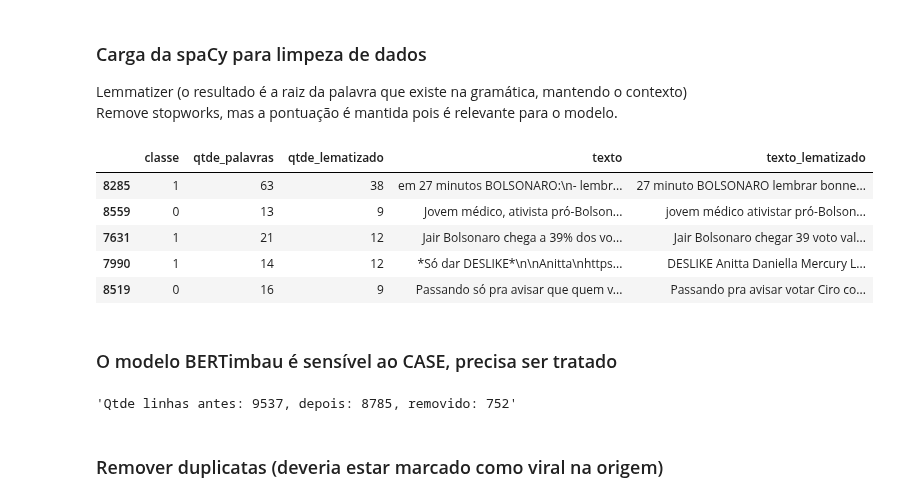
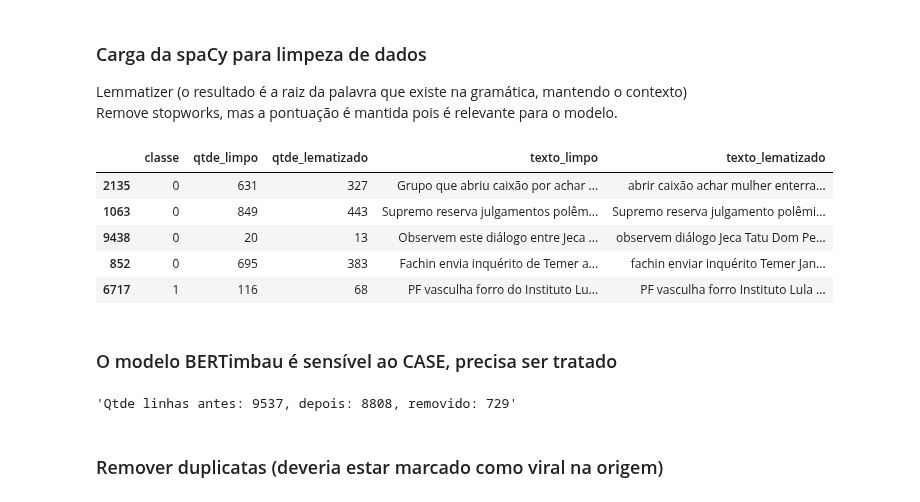
Before and after one commit to caesarcc/pucminas-tcc-fake-news-detection, a Jupyter notebook: passo02_pre_processamento.ipynb, the cells around one changed output. Cells and saved outputs as stored; diff of their text form; code cells hidden in the pictures.

```diff
--- a/passo02_pre_processamento.ipynb
+++ b/passo02_pre_processamento.ipynb
@@ -125,37 +144,39 @@ nlp = pt_core_news_sm.load()
 dados["texto_lematizado"] = dados.texto_limpo.progress_apply(
     lambda texto: " ".join(
           [token.lemma_ for token in nlp(texto)   # lematiza
-          if not token.is_stop                    # se não é uma stopword
-              and len(token.text) > 1]))          # e se não é caracter perdido
+          if not token.is_stop]))                 # se não é uma stopword
 dados["qtde_lematizado"] = dados.texto_lematizado.apply(
     lambda texto: len(re.findall(r"[\w']+", texto)))
 # %%
 pd.set_option("display.max_rows", 50, 'display.max_colwidth', 200)
-display(dados[dados['texto'].str.len()<400].sample(n=5)[['classe', 'qtde_palavras', 'qtde_lematizado', 'texto', 'texto_lematizado']])
+display(dados.sample(n=5)[['classe', 'qtde_limpo', 'qtde_lematizado', 'texto_limpo', 'texto_lematizado']])
 # %% [output]
-|  | classe | qtde_palavras | qtde_lematizado | texto | texto_lematizado |
-| 8285 | 1 | 63 | 38 | em 27 minutos BOLSONARO:\n- lembr... | 27 minuto BOLSONARO lembrar bonne... |
-| 8559 | 0 | 13 | 9 | Jovem médico, ativista pró-Bolson... | jovem médico ativistar pró-Bolson... |
-| 7631 | 1 | 21 | 12 | Jair Bolsonaro chega a 39% dos vo... | Jair Bolsonaro chegar 39 voto val... |
-| 7990 | 1 | 14 | 12 | *Só dar DESLIKE*\n\nAnitta\nhttps... | DESLIKE Anitta Daniella Mercury L... |
-| 8519 | 0 | 16 | 9 | Passando só pra avisar que quem v... | Passando pra avisar votar Ciro co... |
+|  | classe | qtde_limpo | qtde_lematizado | texto_limpo | texto_lematizado |
+| 2135 | 0 | 631 | 327 | Grupo que abriu caixão por achar ... | abrir caixão achar mulher enterra... |
+| 1063 | 0 | 849 | 443 | Supremo reserva julgamentos polêm... | Supremo reserva julgamento polêmi... |
+| 9438 | 0 | 20 | 13 | Observem este diálogo entre Jeca ... | observem diálogo Jeca Tatu Dom Pe... |
+| 852 | 0 | 695 | 383 | Fachin envia inquérito de Temer a... | fachin enviar inquérito Temer Jan... |
+| 6717 | 1 | 116 | 68 | PF vasculha forro do Instituto Lu... | PF vasculha forro Instituto Lula ... |
 # %% [markdown]
 ### O modelo BERTimbau é sensível ao CASE, precisa ser tratado
 # %%
 # Remove linhas com mais de 10% de palavras em maiúsculo
 antes = dados.shape[0]
-dados['qtde_maiusculas'] = dados.texto_lematizado.apply(
+dados['qtde_maiusculas'] = dados['texto_lematizado'].apply(
     lambda texto: len(re.findall("[A-Z][A-Z\d]+", texto)))
 dados = dados[(dados['qtde_maiusculas'] / dados["qtde_lematizado"])<0.1].copy()
 # Das linhas que ficaram, capitaliza somente as palavras em MAIÚSCULO
-dados['texto_lematizado'] = dados.texto_lematizado.apply(
+dados['texto_limpo'] = dados['texto_limpo'].apply(
+    lambda texto: re.sub("[A-Z][A-Z\d]+",
+    lambda grupo: grupo.group(0).capitalize(), texto))
+dados['texto_lematizado'] = dados['texto_lematizado'].apply(
     lambda texto: re.sub("[A-Z][A-Z\d]+",
     lambda grupo: grupo.group(0).capitalize(), texto))
 dados.drop('qtde_maiusculas', axis=1, inplace=True)
 display(f"Qtde linhas antes: {antes}, depois: {dados.shape[0]}," +
         f" removido: {antes-dados.shape[0]}")
 # %% [output]
-'Qtde linhas antes: 9537, depois: 8785, removido: 752'
+'Qtde linhas antes: 9537, depois: 8808, removido: 729'
 # %% [markdown]
 ### Remover duplicatas (deveria estar marcado como viral na origem)
 # %%
```
Also changed, not shown: parts of 25 cells of this notebook.
